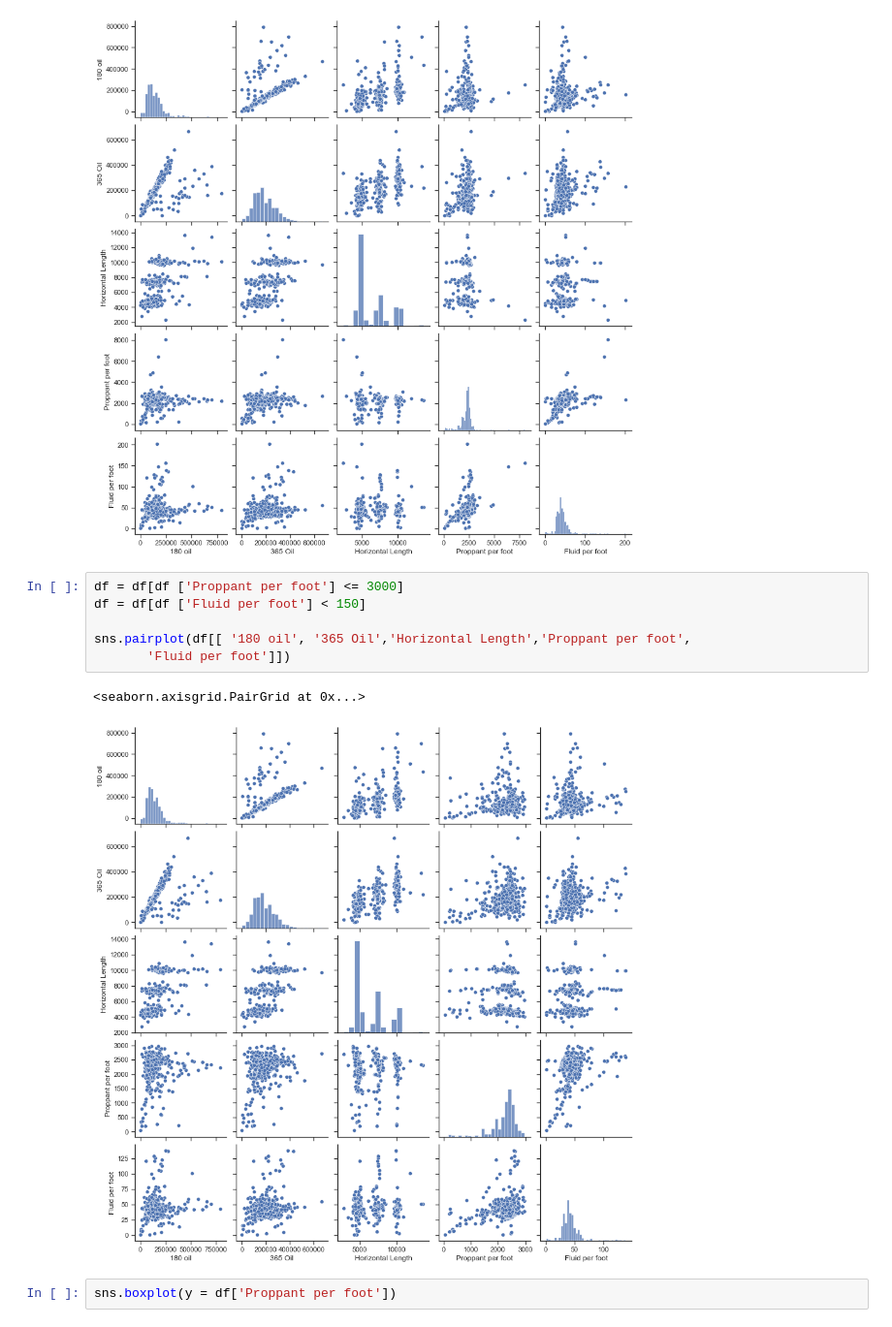
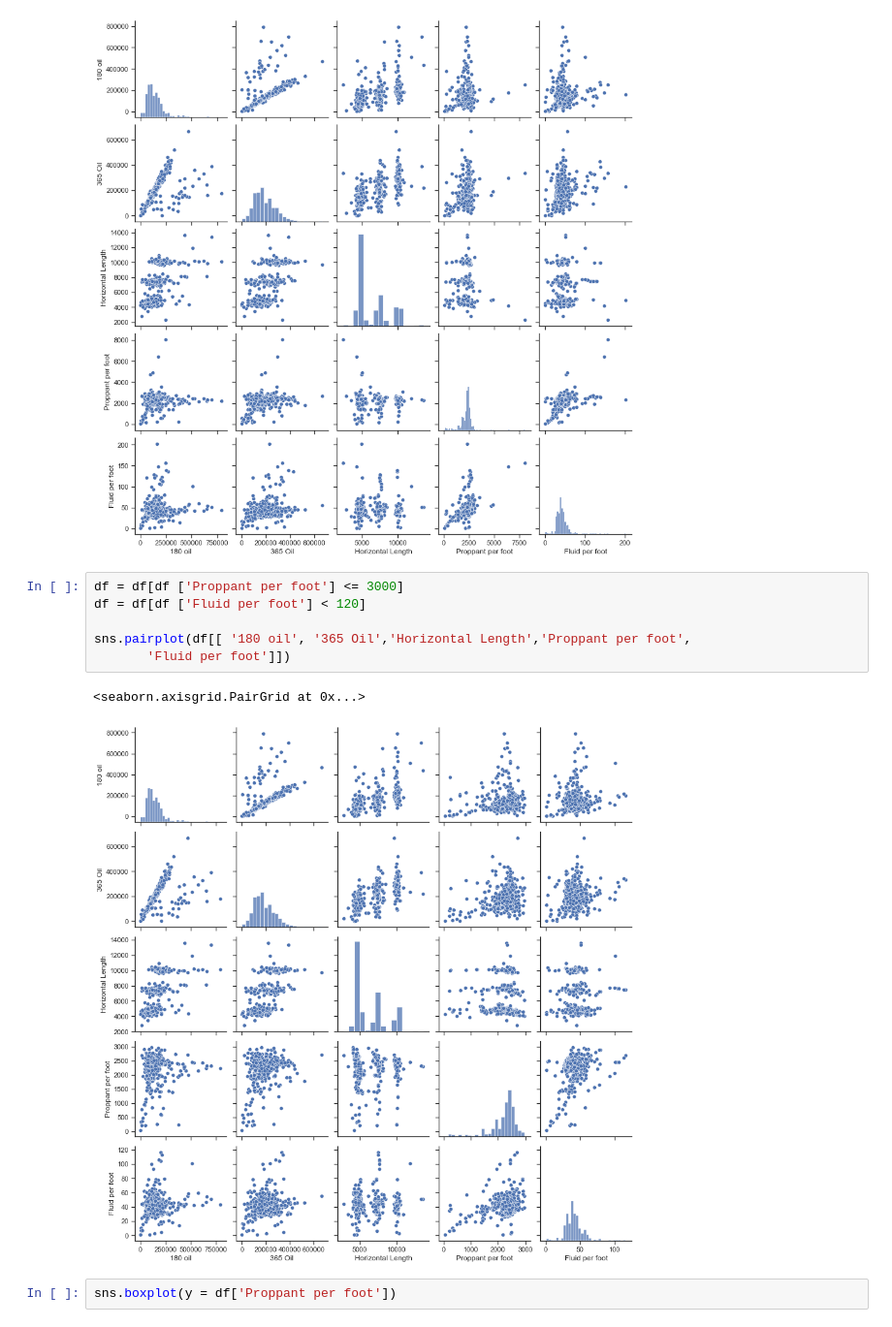
Before and after one commit to mjkhalaf/wolfcamp_DSA, a Jupyter notebook: hf.ipynb, the cells around one changed output. Shown at 97% size. Drawn from its saved outputs; the diff is of its cells as text.

```diff
--- a/hf.ipynb
+++ b/hf.ipynb
@@ -103,13 +103,13 @@ sns.pairplot(df[[ '180 oil', '365 Oil','Horizontal Length','Proppant per foot',
 [figure]
 # %%
 df = df[df ['Proppant per foot'] <= 3000]
-df = df[df ['Fluid per foot'] < 150]
+df = df[df ['Fluid per foot'] < 120]
 
 sns.pairplot(df[[ '180 oil', '365 Oil','Horizontal Length','Proppant per foot',
        'Fluid per foot']])
 # %% [output]
 <seaborn.axisgrid.PairGrid at 0x...>
-[figure, old version]
+[figure, new version]
 # %%
 sns.boxplot(y = df['Proppant per foot'])
 # %% [output]
```
Also changed, not shown: parts of 19 cells of this notebook.
